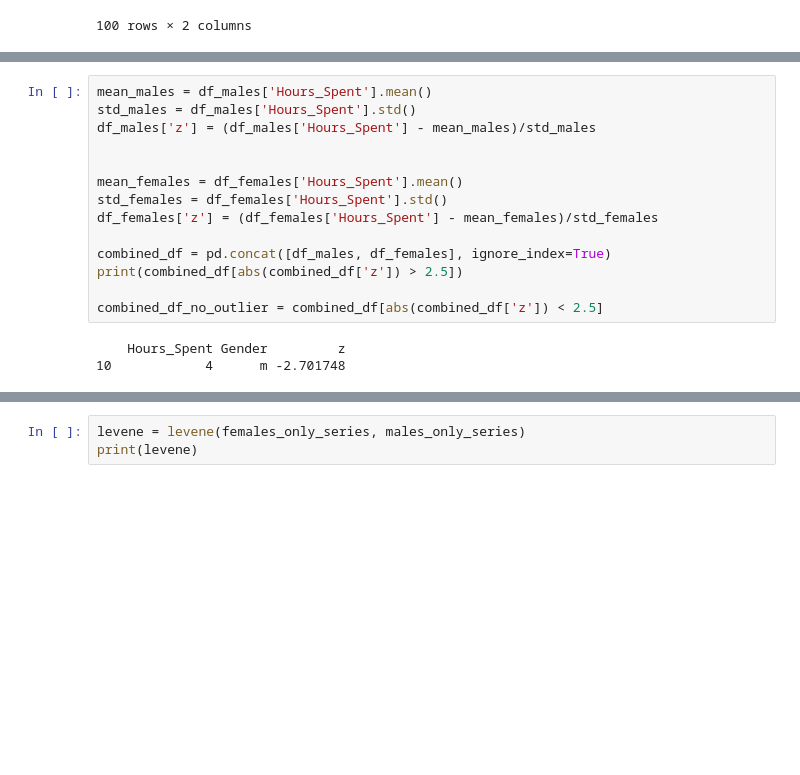
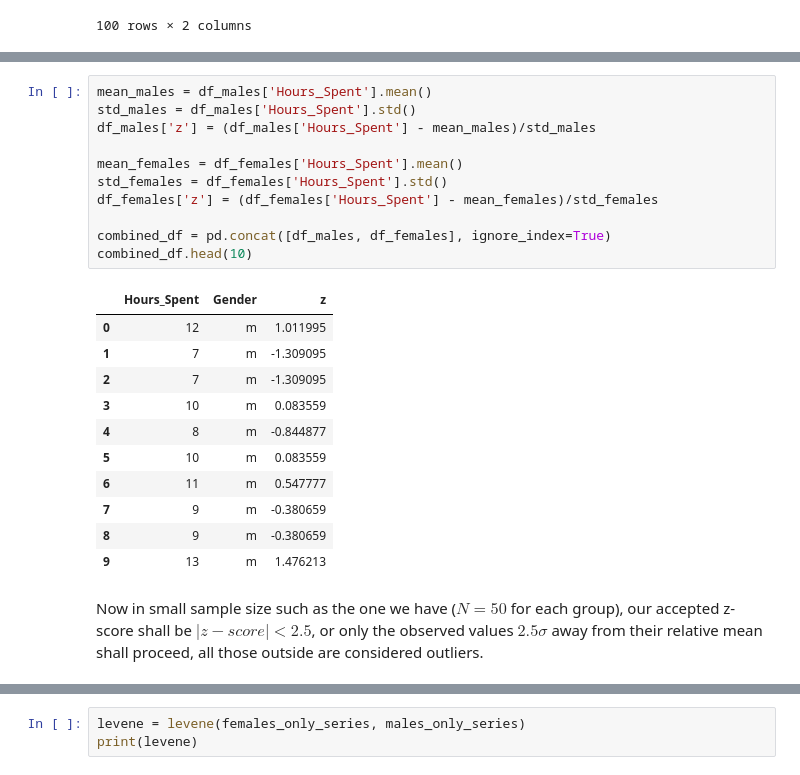
Before and after one commit to RomandRapido/APM1111, a Jupyter notebook: SA1-Lansangan/SA1_Lansangan.ipynb, the cells around one changed output, grey strips where cells are left out. Cells and saved outputs as stored; diff of their text form; blank space fills up the shorter version.

```diff
--- a/SA1-Lansangan/SA1_Lansangan.ipynb
+++ b/SA1-Lansangan/SA1_Lansangan.ipynb
@@ -91,17 +204,25 @@ There should be no significant outliers in the two groups of your independent va
 # %%
 mean_males = df_males['Hours_Spent'].mean()
 std_males = df_males['Hours_Spent'].std()
 df_males['z'] = (df_males['Hours_Spent'] - mean_males)/std_males
-
 
 mean_females = df_females['Hours_Spent'].mean()
 std_females = df_females['Hours_Spent'].std()
 df_females['z'] = (df_females['Hours_Spent'] - mean_females)/std_females
 
 combined_df = pd.concat([df_males, df_females], ignore_index=True)
-print(combined_df[abs(combined_df['z']) > 2.5])
-
-combined_df_no_outlier = combined_df[abs(combined_df['z']) < 2.5]
+combined_df.head(10)
 # %% [output]
-    Hours_Spent Gender         z
-10            4      m -2.701748
+|  | Hours_Spent | Gender | z |
+| 0 | 12 | m | 1.011995 |
+| 1 | 7 | m | -1.309095 |
+| 2 | 7 | m | -1.309095 |
+| 3 | 10 | m | 0.083559 |
+| 4 | 8 | m | -0.844877 |
+| 5 | 10 | m | 0.083559 |
+| 6 | 11 | m | 0.547777 |
+| 7 | 9 | m | -0.380659 |
+| 8 | 9 | m | -0.380659 |
+| 9 | 13 | m | 1.476213 |
+# %% [markdown]
+Now in small sample size such as the one we have ($N=50$ for each group), our accepted z-score shall be $|z-score| < 2.5$, or only the observed values $2.5\sigma$ away from their relative mean shall proceed, all those outside are considered outliers.
```
Also changed, not shown: parts of 37 cells of this notebook.
